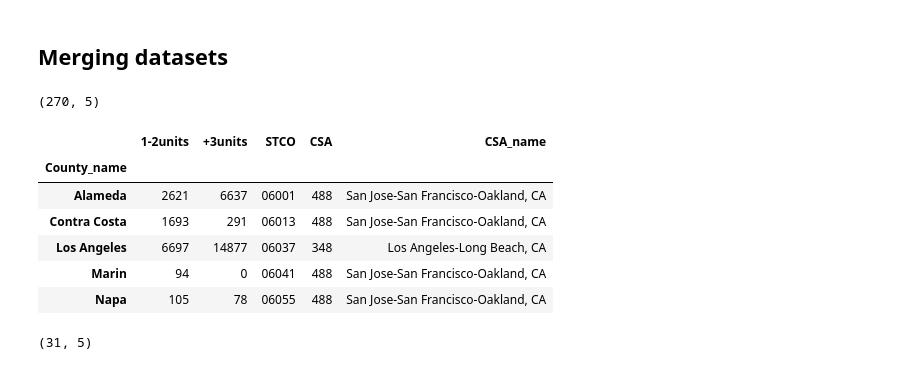
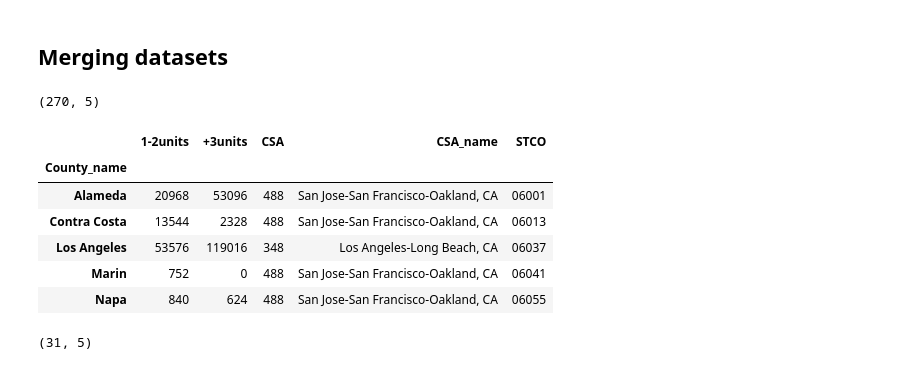
Before and after one commit to NYCPlanning/rp-USmetros_comparison, a Jupyter notebook: 4-HOUSING2017.ipynb, the cells around one changed output. Cells and saved outputs as stored; diff of their text form; code cells hidden in the pictures.

```diff
--- a/4-HOUSING2017.ipynb
+++ b/4-HOUSING2017.ipynb
@@ -83,19 +146,18 @@ data.head()
 | 4 | 488 | San Jose-San Francisco-Oakland, CA | San Benito | 06069 |
 # %% [markdown]
 ## Merging datasets
-# %%
-HUcounties = counties.merge(data, on='STCO').set_index('County_name')
-HUcounties = HUcounties.drop(['State', 'County'], axis=1)
-
-print(HUcounties.shape)
-HUcounties.head()
-# %% [output]
-(270, 5)
-|  | 1-2units | +3units | STCO | CSA | CSA_name |
-| County_name |  |  |  |  |  |
-| Alameda | 2621 | 6637 | 06001 | 488 | San Jose-San Francisco-Oakland, CA |
-| Contra Costa | 1693 | 291 | 06013 | 488 | San Jose-San Francisco-Oakland, CA |
-| Los Angeles | 6697 | 14877 | 06037 | 348 | Los Angeles-Long Beach, CA |
-| Marin | 94 | 0 | 06041 | 488 | San Jose-San Francisco-Oakland, CA |
-| Napa | 105 | 78 | 06055 | 488 | San Jose-San Francisco-Oakland, CA |
+# %%
+BPcounties = COall.merge(geo, left_index=True, right_on='STCO').set_index('County_name')
+
+print(BPcounties.shape)
+BPcounties.head()
+# %% [output]
+(270, 5)
+|  | 1-2units | +3units | CSA | CSA_name | STCO |
+| County_name |  |  |  |  |  |
+| Alameda | 20968 | 53096 | 488 | San Jose-San Francisco-Oakland, CA | 06001 |
+| Contra Costa | 13544 | 2328 | 488 | San Jose-San Francisco-Oakland, CA | 06013 |
+| Los Angeles | 53576 | 119016 | 348 | Los Angeles-Long Beach, CA | 06037 |
+| Marin | 752 | 0 | 488 | San Jose-San Francisco-Oakland, CA | 06041 |
+| Napa | 840 | 624 | 488 | San Jose-San Francisco-Oakland, CA | 06055 |
 # %%
```
Also changed, not shown: parts of 26 cells of this notebook, 5 other files.
